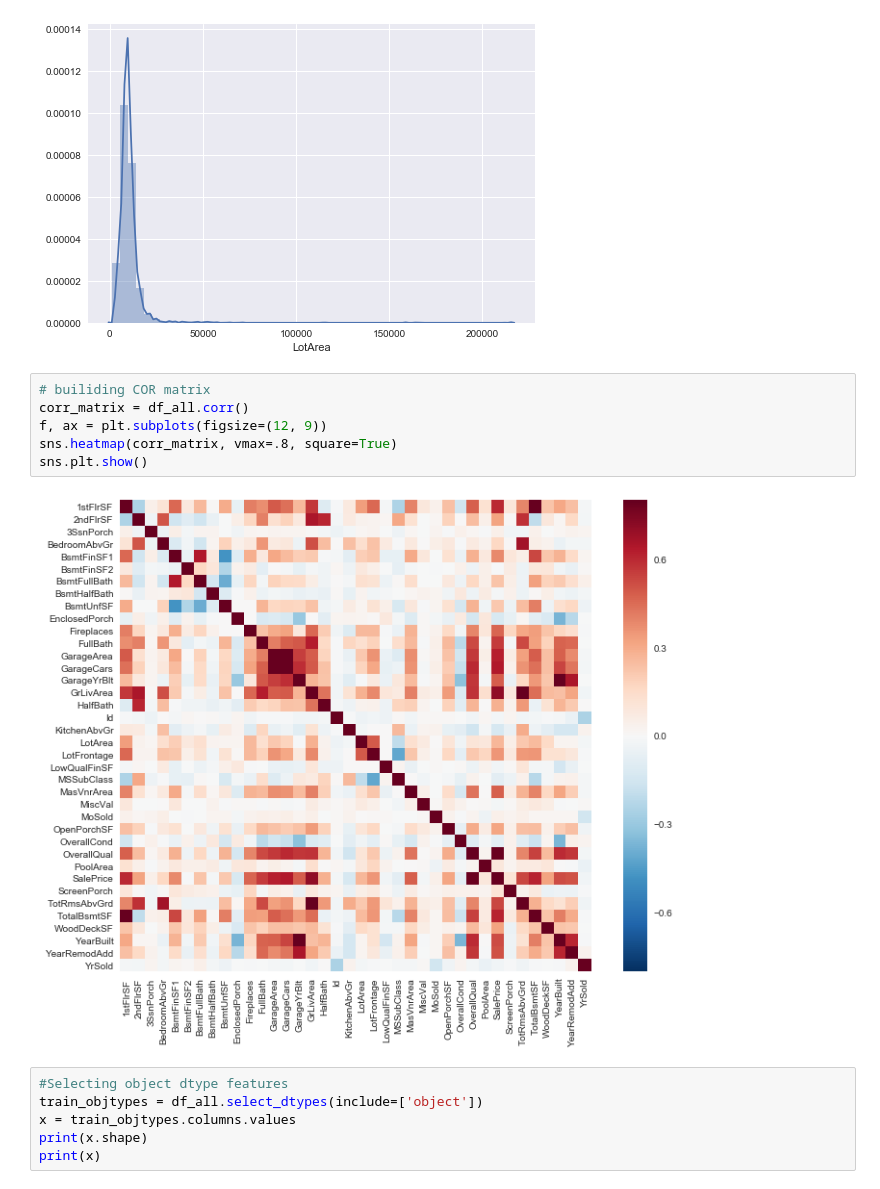
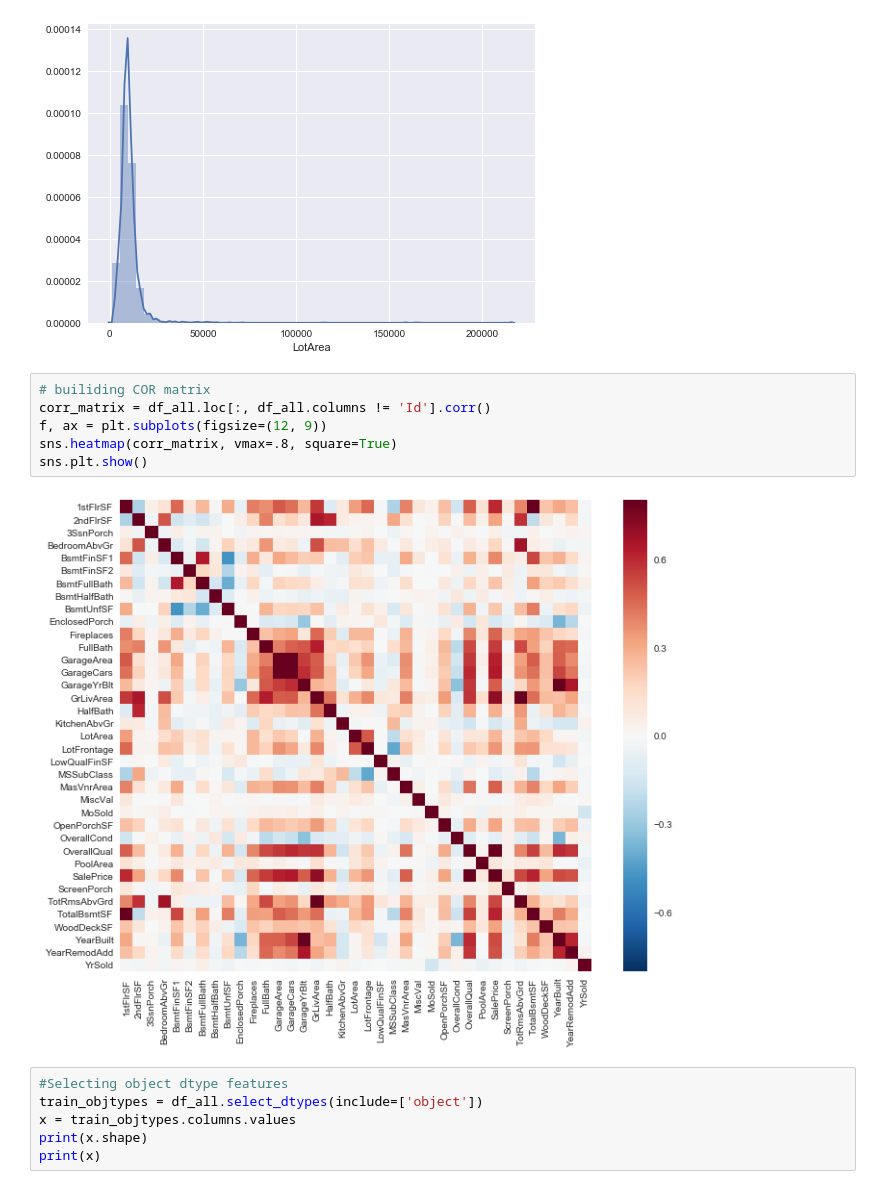
Before and after one commit to MaziarMF/House-Price-Prediction, a Jupyter notebook: house_price.ipynb, the cells around one changed output. Drawn from its saved outputs; the diff is of its cells as text.

```diff
--- a/house_price.ipynb
+++ b/house_price.ipynb
@@ -142,12 +142,12 @@ The 'normed' kwarg was deprecated in Matplotlib 2.1 and will be removed in 3.1.
 [figure]
 # %%
 # builiding COR matrix
-corr_matrix = df_all.corr()
+corr_matrix = df_all.loc[:, df_all.columns != 'Id'].corr()
 f, ax = plt.subplots(figsize=(12, 9))
 sns.heatmap(corr_matrix, vmax=.8, square=True)
 sns.plt.show()
 # %% [output]
-[figure, old version]
+[figure, new version]
 # %%
 #Selecting object dtype features
 train_objtypes = df_all.select_dtypes(include=['object'])
```
